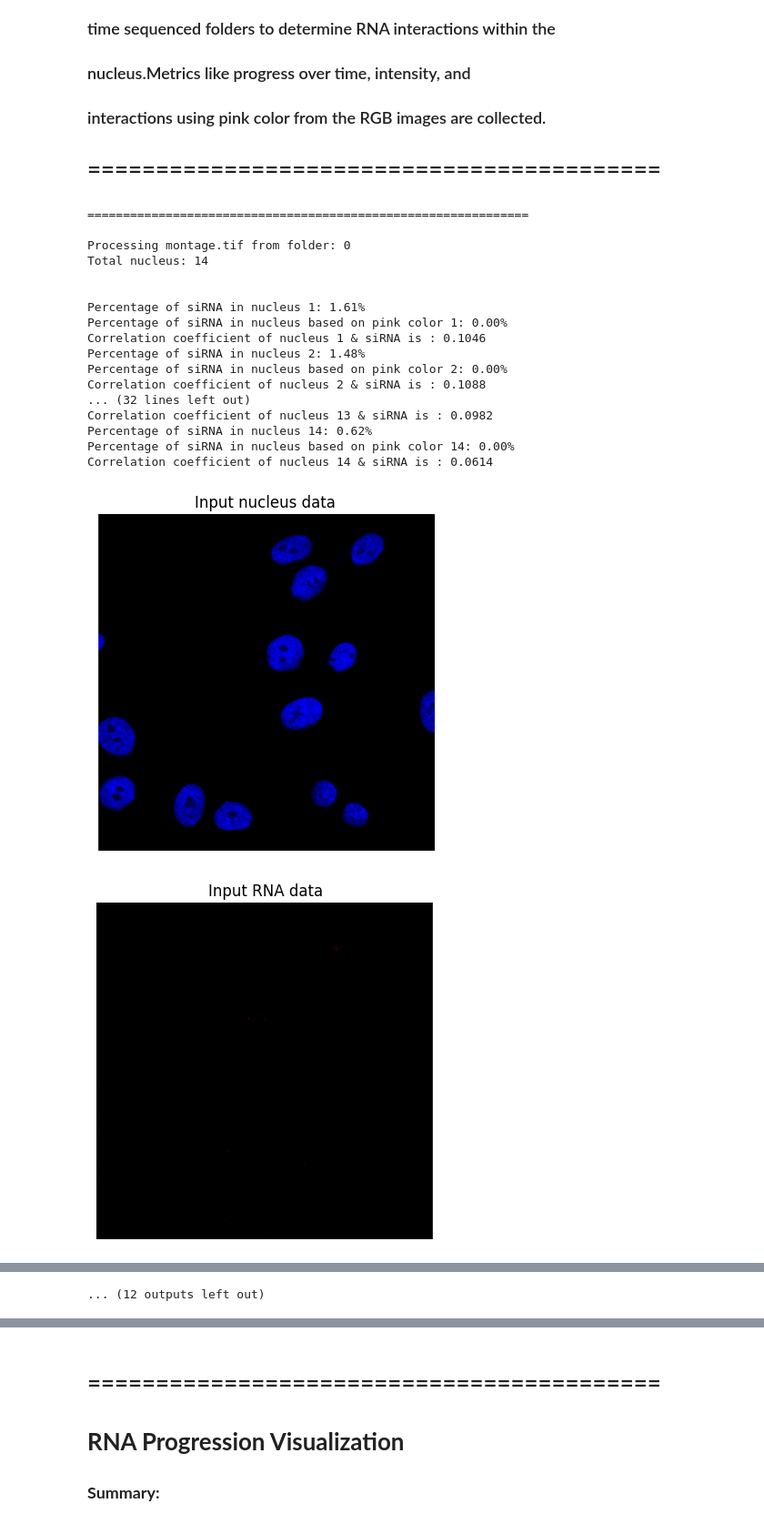
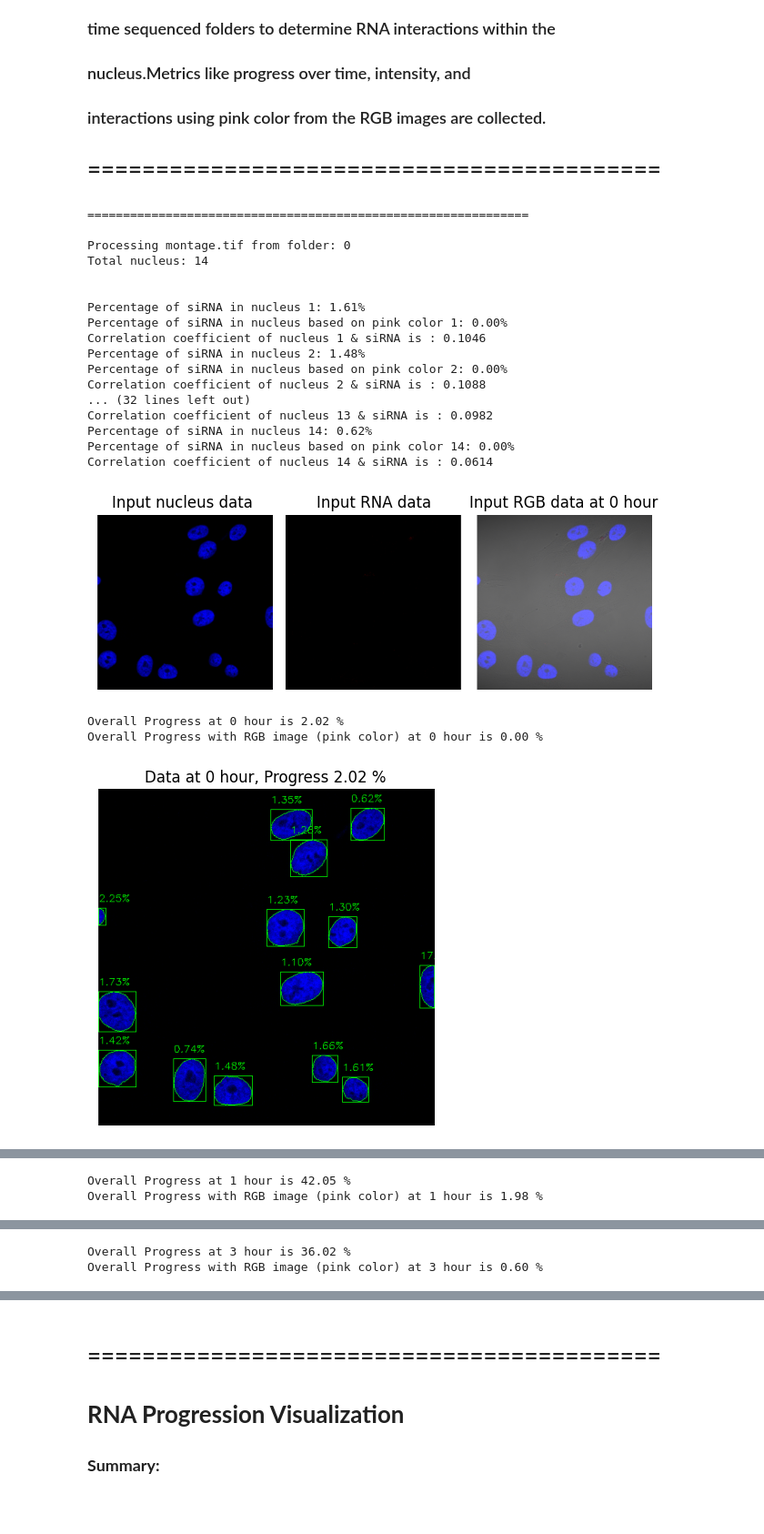
Before and after one commit to haroonsin/gobreak, a Jupyter notebook: src/siRNA_treatment_tracker.ipynb, the cells around one changed output, grey strips where cells are left out. Shown at 91% size. Drawn from its saved outputs; the diff is of its cells as text; code cells hidden in the pictures.

Commit message:
Fixed contour plotting for hourly images

```diff
--- a/src/siRNA_treatment_tracker.ipynb
+++ b/src/siRNA_treatment_tracker.ipynb
@@ -303,7 +304,8 @@ def process_contour(contour, mask, rna_image, nucleus_image, rgb_pink):
         "pink_pixel_count": pink_pixel_count,
         "percentage_for_nucleus": percentage_for_nucleus,
         "percentage_of_nucleus_using_pink": percentage_of_nucleus_using_pink,
-        "correlation_coefficient": correlation_coefficient
+        "correlation_coefficient": correlation_coefficient,
+        "contour": contour
     }
 
 def find_and_analyze_nucleus_boundaries(nucleus_image, rna_image, rgb_pink):
@@ -325,6 +327,7 @@ def find_and_analyze_nucleus_boundaries(nucleus_image, rna_image, rgb_pink):
     nucleus_copy = np.copy(nucleus_image)
     for res in results:
         x, y, w, h = res["coords"]
+        cv2.drawContours(nucleus_copy, [res["contour"]], -1, (0, 255, 0), 1)
         cv2.rectangle(nucleus_copy, (x, y), (x + w, y + h), (0, 255, 0), 1)
         cv2.putText(nucleus_copy, f"{res['percentage_for_nucleus']:.2f}%", (x, y - 10), cv2.FONT_HERSHEY_SIMPLEX, 0.5, (0, 255, 0), 1)
 
@@ -346,18 +349,29 @@ def find_and_analyze_nucleus_boundaries(nucleus_image, rna_image, rgb_pink):
 # Constants
 NUM_SEGMENTS = 5
 MAX_INTENSITY = 255
+image_channels = {
+    'red': None,
+    'blue': None,
+    'rgb': None
+}
 
-def split_image_into_segments(image, num_segments=NUM_SEGMENTS):
-    """Splits an image into equal segments."""
+def split_montage_into_channels(image, num_segments=NUM_SEGMENTS):
+    """Splits the composite montage.tif into seperate segments."""
     width = image.shape[1]
     part_width = width // num_segments
-    return [image[:, i * part_width: (i + 1) * part_width] for i in range(num_segments)]
+    segments = [image[:, i * part_width: (i + 1) * part_width] for i in range(num_segments)]
+    image_channels['red'] = segments[0]
+    image_channels['blue'] = segments[3]
+    image_channels['rgb'] = segments[-1]
 
-def plot_image(img, title=''):
+
+def plot_image(img, title='', tile_index=1):
     """Utility to plot an image."""
     plt.imshow(cv2.cvtColor(img, cv2.COLOR_BGR2RGB))
     plt.axis('off')
     plt.title(title)
+    plt.subplot(2, 3, tile_index)
+    plt.tight_layout()
     plt.show()
 
 # Lists to store metrics over time
@@ -375,50 +389,68 @@ for folder_name in montage_folders:
 
     if os.path.isfile(tiff_file_path):
         image = tiff.imread(tiff_file_path)
-        segments = split_image_into_segments(cv2.cvtColor(image, cv2.COLOR_RGB2BGR))
+        split_montage_into_channels(cv2.cvtColor(image, cv2.COLOR_RGB2BGR))
         print("\n==============================================================\n")
         print(f"Processing montage.tif from folder: {folder_name}")
 
         nucleus_boundary_img, overall_progress, overall_intensity, overall_progress_with_pink, nucleus_count = \
-            find_and_analyze_nucleus_boundaries(segments[3], segments[0], segments[-1])
+            find_and_analyze_nucleus_boundaries(image_channels['blue'], image_channels['red'], image_channels['rgb'])
 
         # Plotting
-        titles = ['Input nucleus data', 'Input RNA data', f'Input RGB data at {folder_name} hour']
-        for idx, img in enumerate([segments[3], segments[0], segments[-1]]):
-            plot_image(img, titles[idx])
+        plt.subplot(2, 3, 1)
+        plt.imshow(cv2.cvtColor(image_channels['blue'], cv2.COLOR_BGR2RGB))
+        plt.axis('off')
+        plt.title(f'Input nucleus data ')
+
+        plt.subplot(2, 3, 2)
+        plt.imshow(cv2.cvtColor(image_channels['red'], cv2.COLOR_BGR2RGB))
+        plt.axis('off')
+        plt.title(f'Input RNA data')
+
+        plt.subplot(2, 3, 3)
+        plt.imshow(cv2.cvtColor(image_channels['rgb'], cv2.COLOR_BGR2RGB))
+        plt.axis('off')
+        plt.title(f'Input RGB data at {folder_name} hour')
+
+        plt.tight_layout()
+        plt.show()
 
         overall_intensity_in_percentage = (overall_intensity * 100) / MAX_INTENSITY
 
         # Appending data to metrics
         metrics['time'].append(folder_name)
         metrics['progress'].append(overall_progress)
         metrics['intensity'].append(overall_intensity_in_percentage)
         metrics['nucleus_total'].append(nucleus_count)
         metrics['progress_with_pink'].append(overall_progress_with_pink)
 
         print(f"Overall Progress at {folder_name} hour is {overall_progress:.2f} %")
         print(f"Overall Progress with RGB image (pink color) at {folder_name} hour is {overall_progress_with_pink:.2f} %")
-
-        plot_image(nucleus_boundary_img, f'Data at {folder_name} hour, Progress {overall_progress:.2f} %')
+        plt.imshow(cv2.cvtColor(nucleus_boundary_img, cv2.COLOR_BGR2RGB))
+        plt.axis('off')
+        plt.title(f'Data at {folder_name} hour, Progress {overall_progress:.2f} %')
+        plt.show()
     else:
         print(f"TIFF file not found in folder: {folder_name}")
 # %% [output]
 ==============================================================
 
 Processing montage.tif from folder: 0
 Total nucleus: 14
 
 
 Percentage of siRNA in nucleus 1: 1.61%
 Percentage of siRNA in nucleus based on pink color 1: 0.00%
 Correlation coefficient of nucleus 1 & siRNA is : 0.1046
 Percentage of siRNA in nucleus 2: 1.48%
 Percentage of siRNA in nucleus based on pink color 2: 0.00%
 Correlation coefficient of nucleus 2 & siRNA is : 0.1088
 ... (32 lines left out)
 Correlation coefficient of nucleus 13 & siRNA is : 0.0982
 Percentage of siRNA in nucleus 14: 0.62%
 Percentage of siRNA in nucleus based on pink color 14: 0.00%
 Correlation coefficient of nucleus 14 & siRNA is : 0.0614
-[figure, old version]
+[figure, new version]
+Overall Progress at 0 hour is 2.02 %
+Overall Progress with RGB image (pink color) at 0 hour is 0.00 %
-[figure, old version]
+[figure, new version]
@@ -427,0 +475,2 @@ Overall Progress with RGB image (pink color) at 0 hour is 0.00 %
+Overall Progress at 1 hour is 42.05 %
+Overall Progress with RGB image (pink color) at 1 hour is 1.98 %
@@ -446,0 +496,2 @@ Correlation coefficient of nucleus 12 & siRNA is : 0.3069
+Overall Progress at 3 hour is 36.02 %
+Overall Progress with RGB image (pink color) at 3 hour is 0.60 %
@@ -452 +498,0 @@ Overall Progress with RGB image (pink color) at 1 hour is 1.98 %
-... (12 outputs left out)
```
Also changed, not shown: parts of 2 cells of this notebook.
